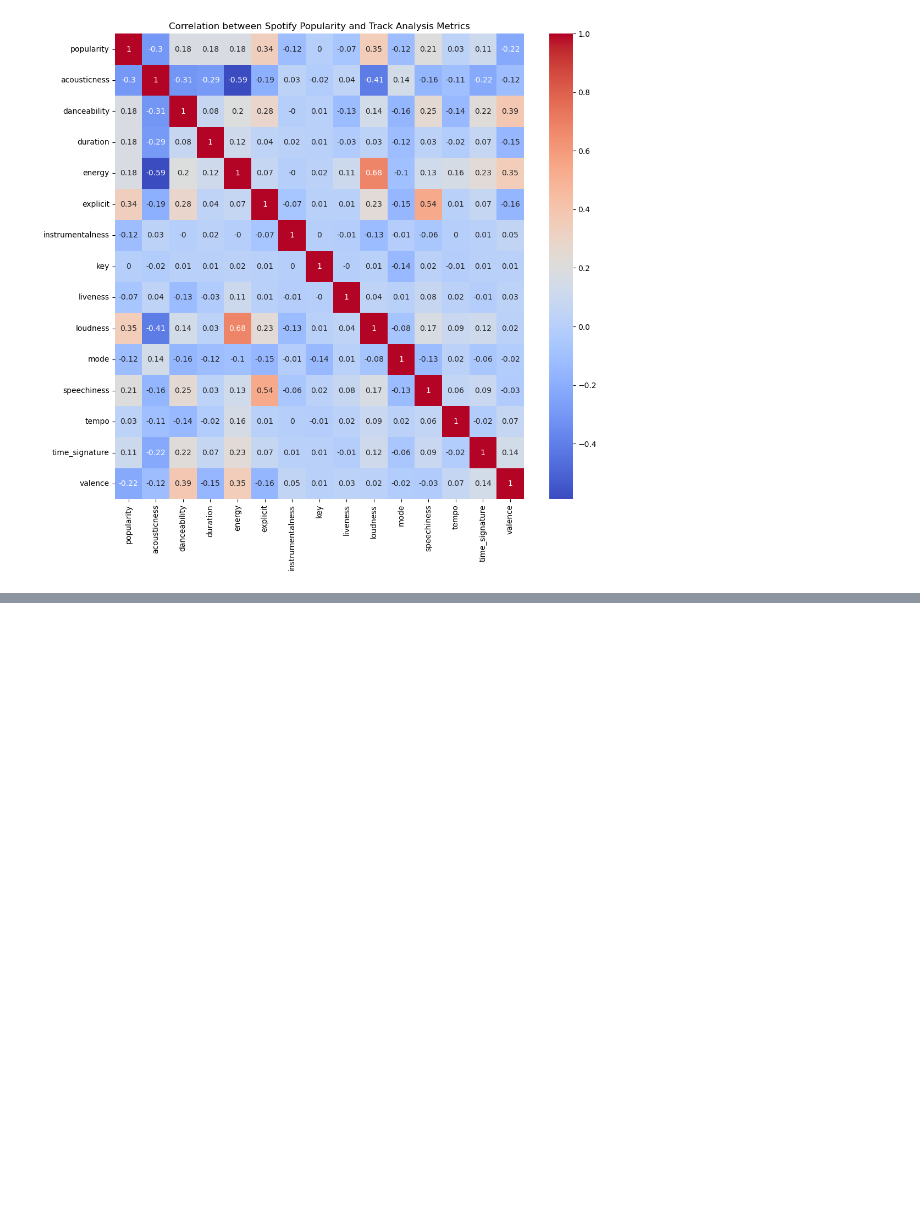
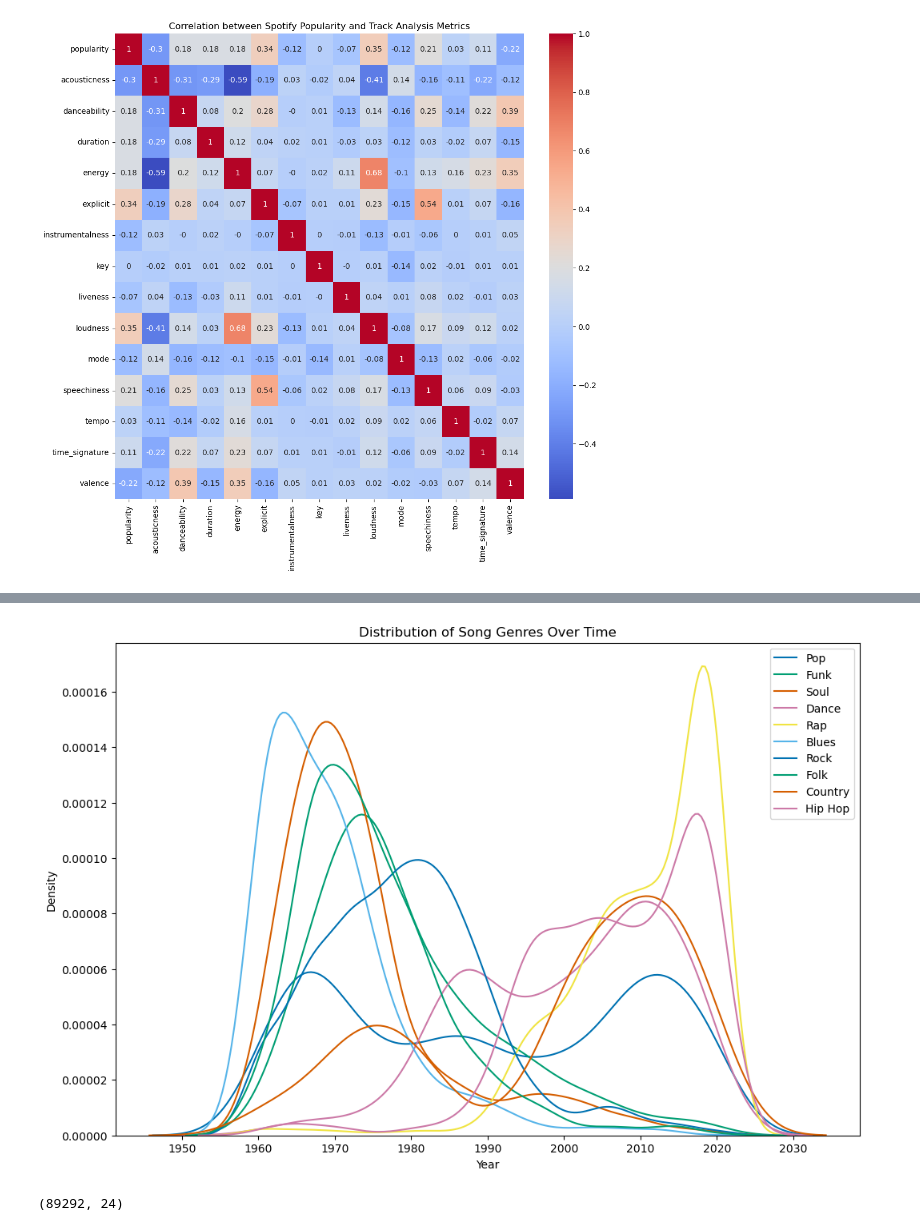
Before and after one commit to dliang5299/Spotify-Analysis, a Jupyter notebook: Wes_EDA.ipynb, the cells around one changed output, grey strips where cells are left out. Cells and saved outputs as stored; diff of their text form; code cells hidden in the pictures; blank space fills up the shorter version.

```diff
--- a/Wes_EDA.ipynb
+++ b/Wes_EDA.ipynb
@@ -170,0 +294,29 @@ ValueError: malformed node or string: nan
+# %%
+#KDE plot
+
+plt.style.use("seaborn-colorblind")
+plt.figure(figsize=(12, 8))
+
+for genre in genres:
+    # Filter the DataFrame for the current genre
+    subset = af_genre[af_genre['genre'] == genre]
+
+    # Make sure there is enough data to plot
+    if not subset.empty:
+        # Plot the KDE plot
+        sns.kdeplot(subset['week_id'], label=genre, bw_adjust=1.5)
+
+# Add labels and title
+plt.xlabel('Year')
+plt.ylabel('Density')
+plt.title('Distribution of Song Genres Over Time')
+plt.legend()
+
+# Show the plot
+plt.show()
+# %% [output]
+[figure, added]
+# %%
+af_genre.shape
+# %% [output]
+(89292, 24)
```
Also changed, not shown: parts of 18 cells of this notebook.
